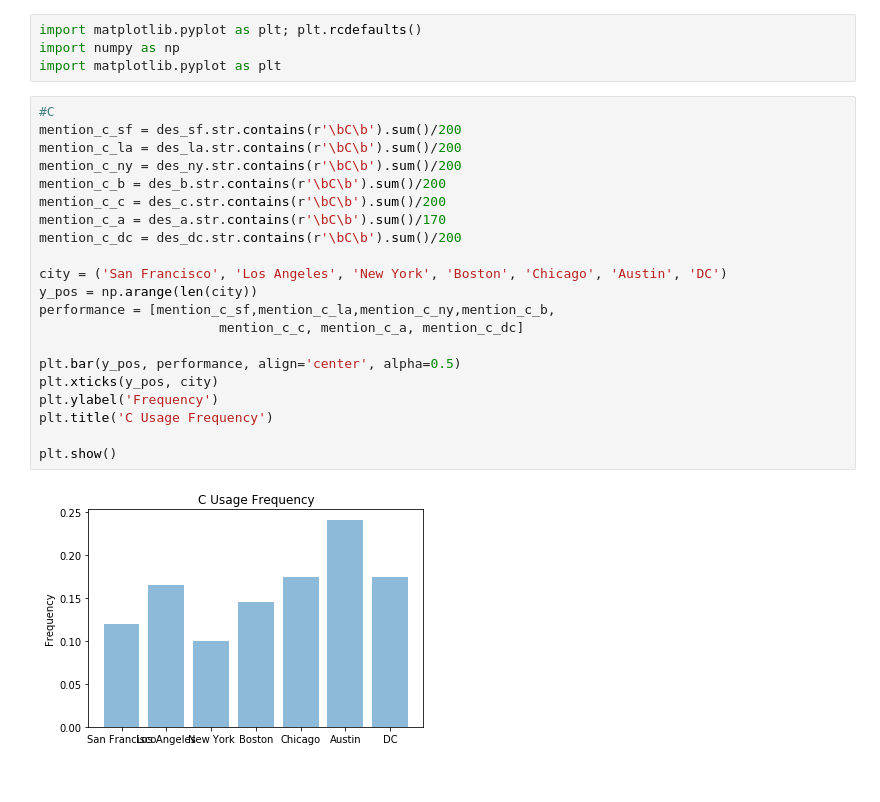
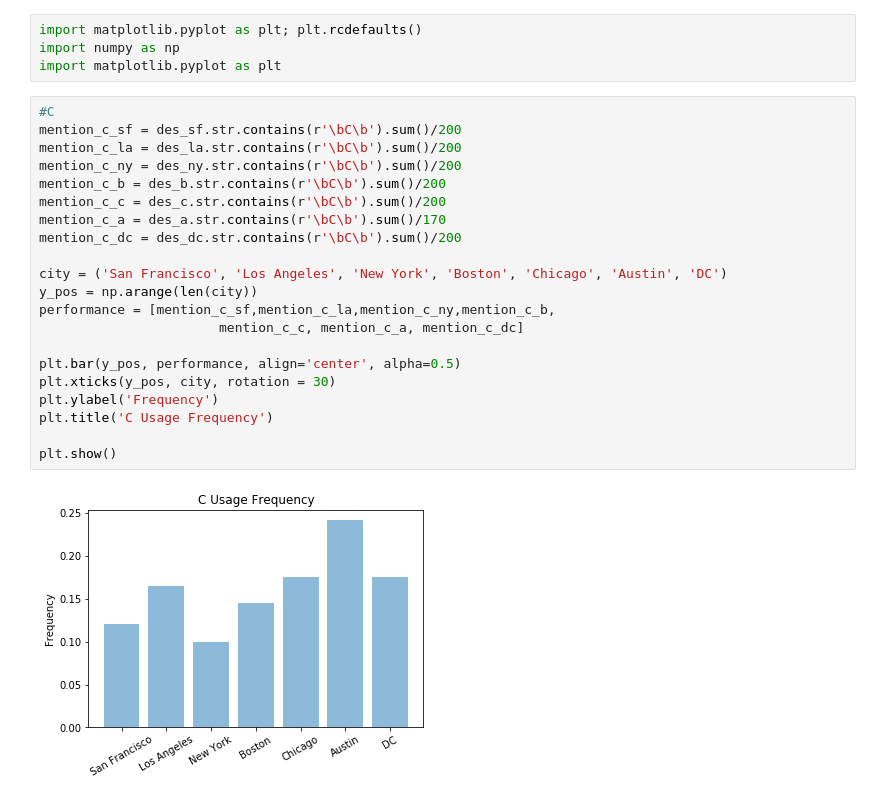
Before and after one commit to Marthalin/HW2, a Jupyter notebook: Q1bonus.ipynb, the cells around one changed output. Saved outputs shown, nothing was run; the diff lists cells and outputs as text.

```diff
--- a/Q1bonus.ipynb
+++ b/Q1bonus.ipynb
@@ -386,26 +386,26 @@ import matplotlib.pyplot as plt
 # %%
 #C
 mention_c_sf = des_sf.str.contains(r'\bC\b').sum()/200
 mention_c_la = des_la.str.contains(r'\bC\b').sum()/200
 mention_c_ny = des_ny.str.contains(r'\bC\b').sum()/200
 mention_c_b = des_b.str.contains(r'\bC\b').sum()/200
 mention_c_c = des_c.str.contains(r'\bC\b').sum()/200
 mention_c_a = des_a.str.contains(r'\bC\b').sum()/170
 mention_c_dc = des_dc.str.contains(r'\bC\b').sum()/200
 
 city = ('San Francisco', 'Los Angeles', 'New York', 'Boston', 'Chicago', 'Austin', 'DC')
 y_pos = np.arange(len(city))
 performance = [mention_c_sf,mention_c_la,mention_c_ny,mention_c_b,
                        mention_c_c, mention_c_a, mention_c_dc]
 
 plt.bar(y_pos, performance, align='center', alpha=0.5)
-plt.xticks(y_pos, city)
+plt.xticks(y_pos, city, rotation = 30)
 plt.ylabel('Frequency')
 plt.title('C Usage Frequency')
 
 plt.show()
 # %% [output]
-[figure, old version]
+[figure, new version]
 # %%
 #C++
 mention_cplus_sf = des_sf.str.contains(r'\bC\+\+\b').sum()/200
```
Also changed, not shown: parts of 12 cells of this notebook.
